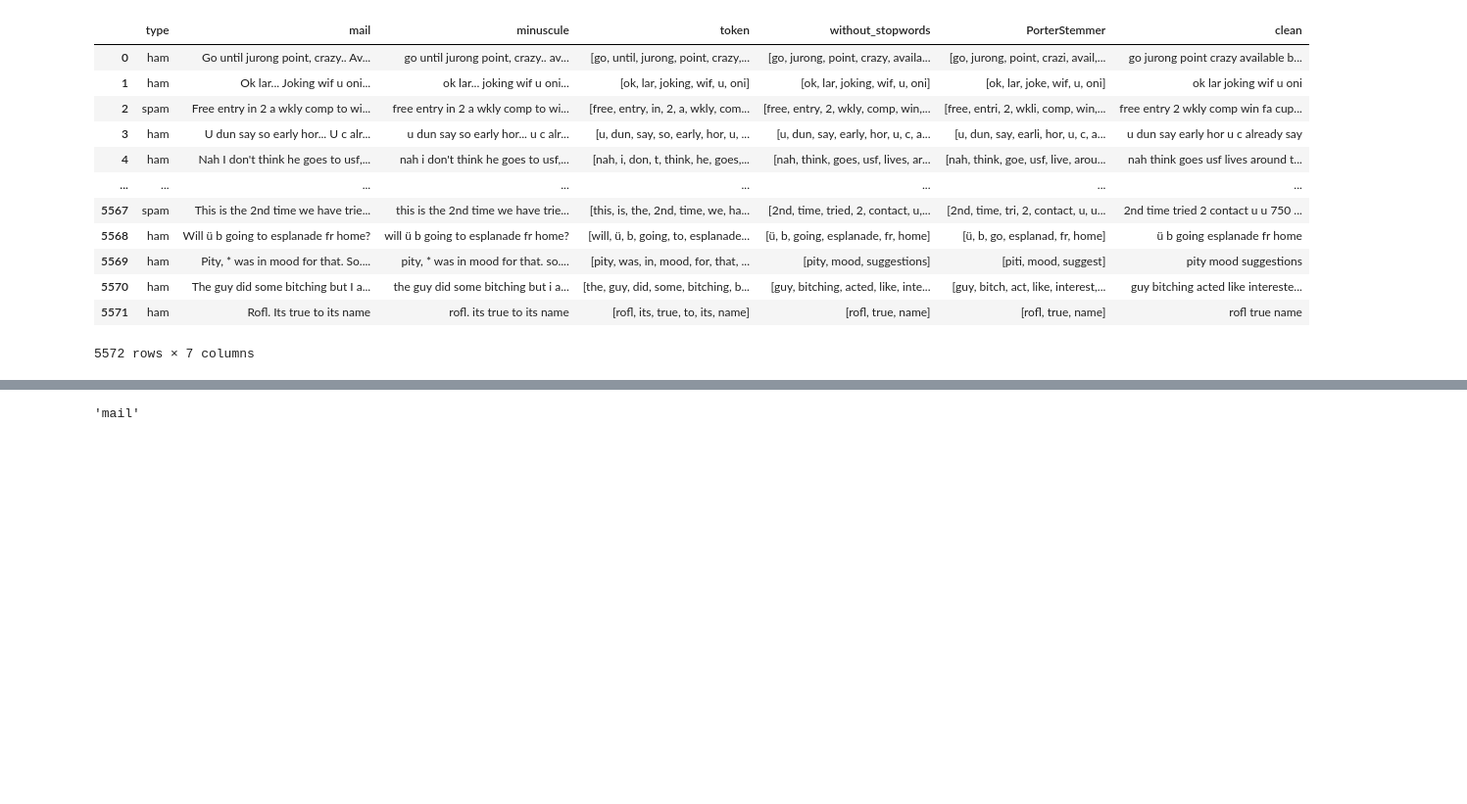
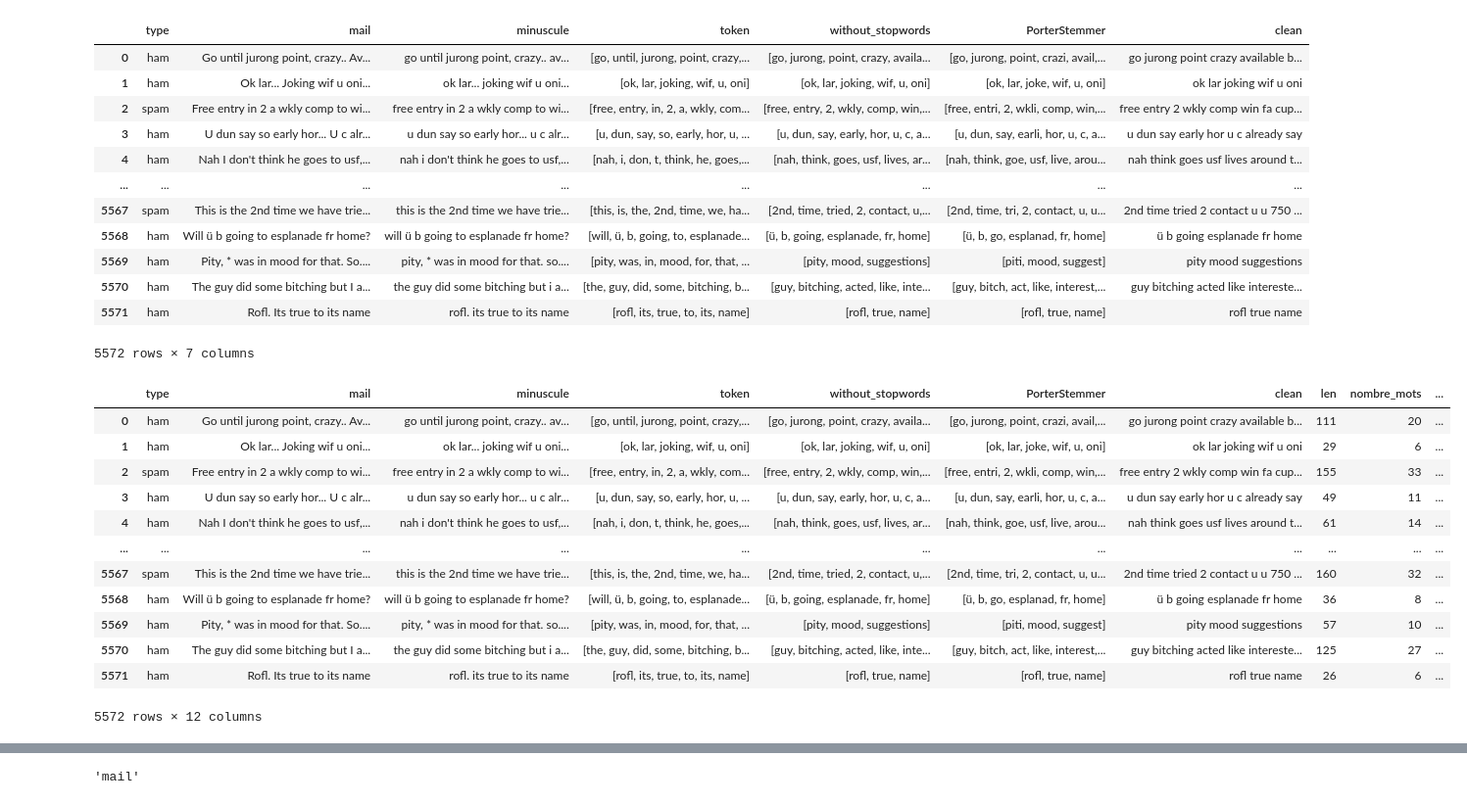
Before and after one commit to COMEWLECOME/Spam_Mohammed-Reda, a Jupyter notebook: SpamProject.ipynb, the cells around one changed output, grey strips where cells are left out. Shown at 98% size. Saved outputs shown, nothing was run; the diff lists cells and outputs as text; code cells hidden in the pictures; blank space fills up the shorter version.

```diff
--- a/SpamProject.ipynb
+++ b/SpamProject.ipynb
@@ -169,14 +170,30 @@ df
 # %%
 df['len']=df['mail'].str.len()
 # df['nombre_mots']=df['mail'].str.split().str.len()
 df['nombre_mots']=df['token'].str.len()
 
 
 pattern = r"http\S+"
 df['http_compt']=df['mail'].apply(lambda x: len(re.findall(pattern, x)))
 
 pattern = r"([+-]?(?=\.\d|\d)(?:\d+)?(?:\.?\d*))(?:[Ee]([+-]?\d+))?"
 df['phone_compt']=df['mail'].apply(lambda x: len(re.findall(pattern, x)))
 
 pattern = r"[-A-Za-z0-9!#$%&'*+/=?^_`{|}~]+(?:\.[-A-Za-z0-9!#$%&'*+/=?^_`{|}~]+)*@(?:[A-Za-z0-9](?:[-A-Za-z0-9]*[A-Za-z0-9])?\.)+[A-Za-z0-9](?:[-A-Za-z0-9]*[A-Za-z0-9])?"
 df['mail_compt']=df['mail'].apply(lambda x: len(re.findall(pattern, x)))
+
+df
+# %% [output]
+|  | type | mail | minuscule | token | without_stopwords | PorterStemmer | clean | len | nombre_mots | ... |
+| 0 | ham | Go until jurong point, crazy.. Av... | go until jurong point, crazy.. av... | [go, until, jurong, point, crazy,... | [go, jurong, point, crazy, availa... | [go, jurong, point, crazi, avail,... | go jurong point crazy available b... | 111 | 20 | ... |
+| 1 | ham | Ok lar... Joking wif u oni... | ok lar... joking wif u oni... | [ok, lar, joking, wif, u, oni] | [ok, lar, joking, wif, u, oni] | [ok, lar, joke, wif, u, oni] | ok lar joking wif u oni | 29 | 6 | ... |
+| 2 | spam | Free entry in 2 a wkly comp to wi... | free entry in 2 a wkly comp to wi... | [free, entry, in, 2, a, wkly, com... | [free, entry, 2, wkly, comp, win,... | [free, entri, 2, wkli, comp, win,... | free entry 2 wkly comp win fa cup... | 155 | 33 | ... |
+| 3 | ham | U dun say so early hor... U c alr... | u dun say so early hor... u c alr... | [u, dun, say, so, early, hor, u, ... | [u, dun, say, early, hor, u, c, a... | [u, dun, say, earli, hor, u, c, a... | u dun say early hor u c already say | 49 | 11 | ... |
+| 4 | ham | Nah I don't think he goes to usf,... | nah i don't think he goes to usf,... | [nah, i, don, t, think, he, goes,... | [nah, think, goes, usf, lives, ar... | [nah, think, goe, usf, live, arou... | nah think goes usf lives around t... | 61 | 14 | ... |
+| ... | ... | ... | ... | ... | ... | ... | ... | ... | ... | ... |
+| 5567 | spam | This is the 2nd time we have trie... | this is the 2nd time we have trie... | [this, is, the, 2nd, time, we, ha... | [2nd, time, tried, 2, contact, u,... | [2nd, time, tri, 2, contact, u, u... | 2nd time tried 2 contact u u 750 ... | 160 | 32 | ... |
+| 5568 | ham | Will ü b going to esplanade fr home? | will ü b going to esplanade fr home? | [will, ü, b, going, to, esplanade... | [ü, b, going, esplanade, fr, home] | [ü, b, go, esplanad, fr, home] | ü b going esplanade fr home | 36 | 8 | ... |
+| 5569 | ham | Pity, * was in mood for that. So.... | pity, * was in mood for that. so.... | [pity, was, in, mood, for, that, ... | [pity, mood, suggestions] | [piti, mood, suggest] | pity mood suggestions | 57 | 10 | ... |
+| 5570 | ham | The guy did some bitching but I a... | the guy did some bitching but i a... | [the, guy, did, some, bitching, b... | [guy, bitching, acted, like, inte... | [guy, bitch, act, like, interest,... | guy bitching acted like intereste... | 125 | 27 | ... |
+| 5571 | ham | Rofl. Its true to its name | rofl. its true to its name | [rofl, its, true, to, its, name] | [rofl, true, name] | [rofl, true, name] | rofl true name | 26 | 6 | ... |
+5572 rows × 12 columns
```
Also changed, not shown: parts of 8 cells of this notebook, 3 other files.
